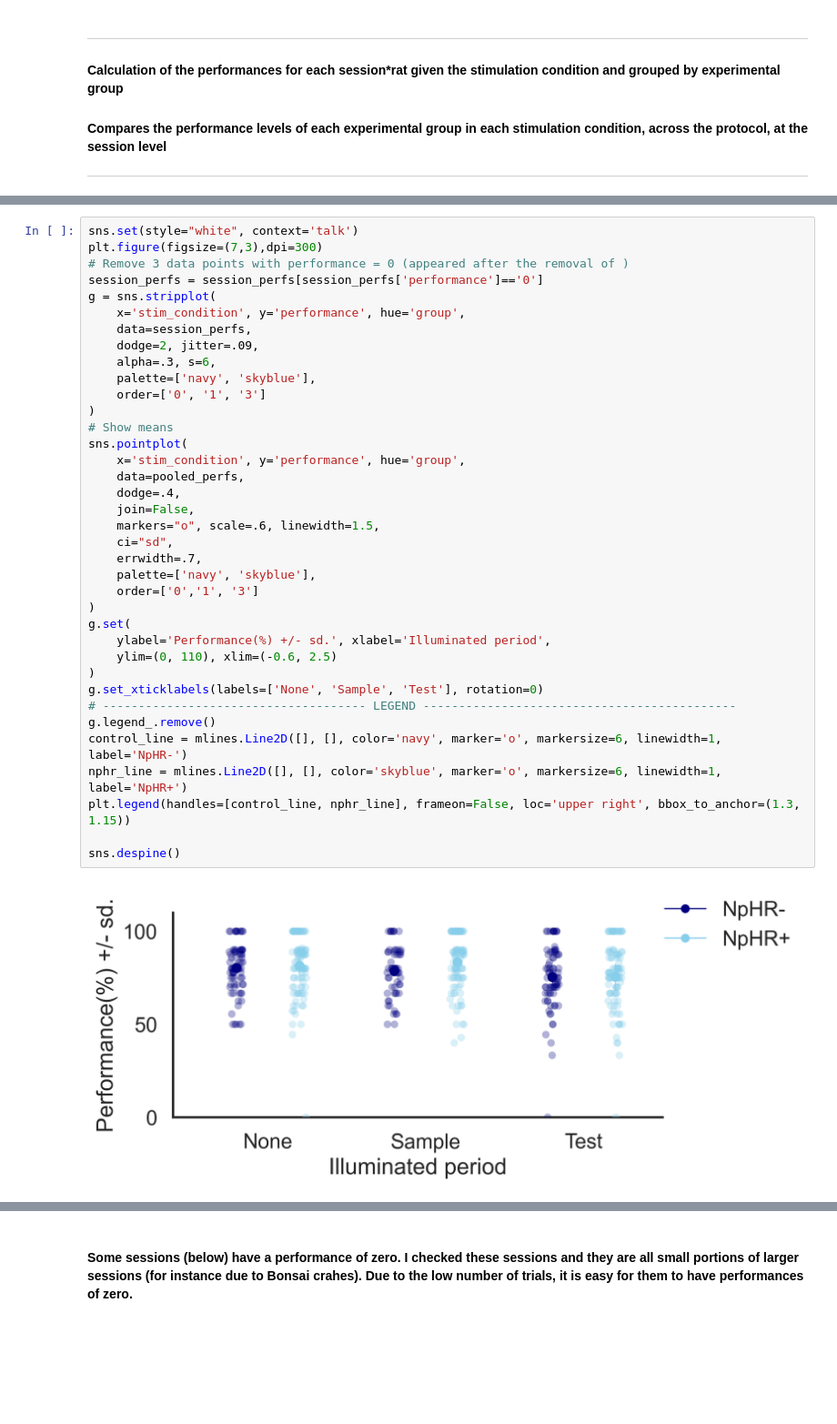
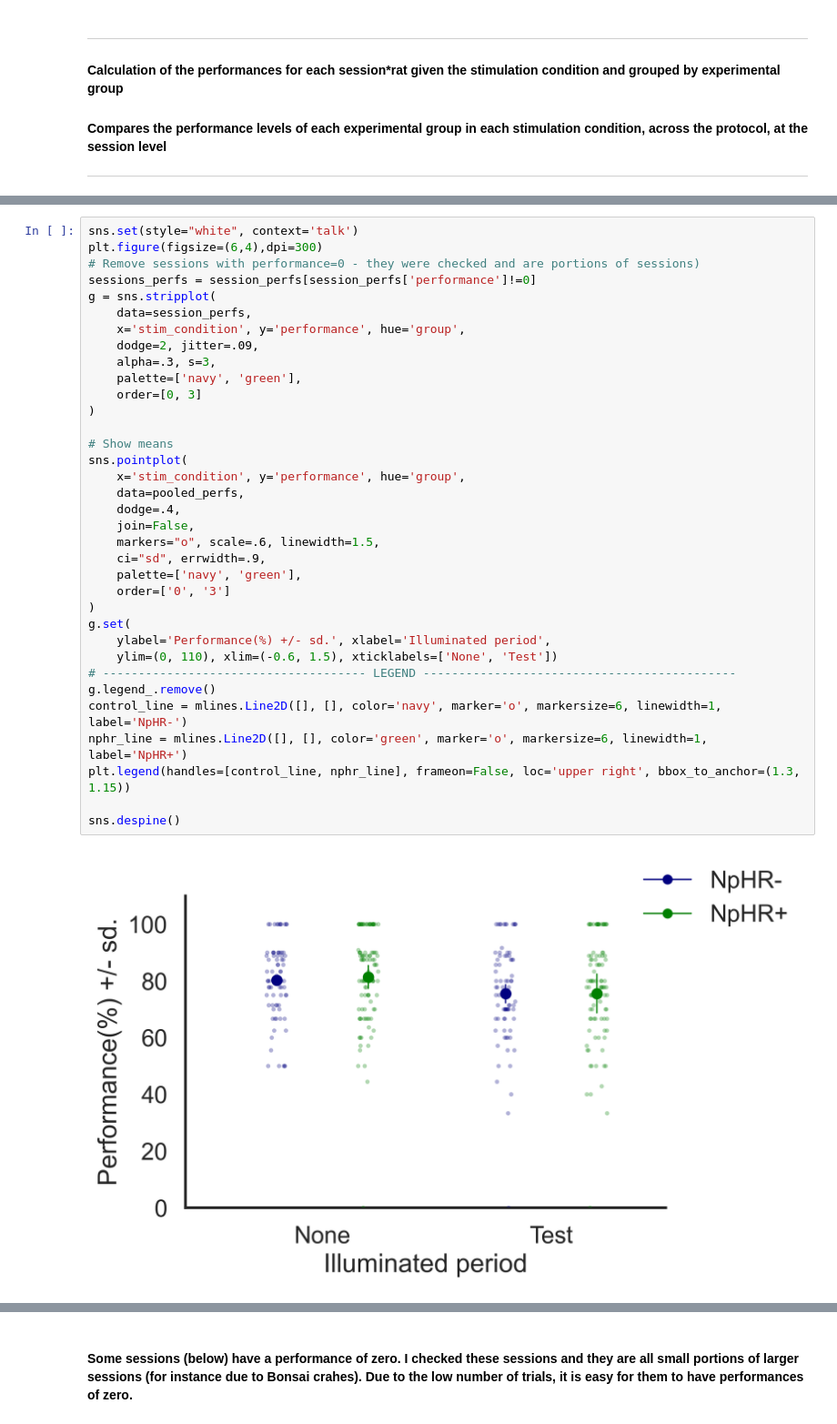
Before and after one commit to anasofiacc/cingulate_silencing_analysis, a Jupyter notebook: Does silencing the CG during a test run leads to performance impairments (timeouts removed).ipynb, the cells around one changed output, grey strips where cells are left out. Shown at 91% size. Drawn from its saved outputs; the diff is of its cells as text; blank space fills up the shorter version.

Commit message:
performance analysis no illumin vs. test illumin

```diff
--- a/Does silencing the CG during a test run leads to performance impairments (timeouts removed).ipynb
+++ b/Does silencing the CG during a test run leads to performance impairments (timeouts removed).ipynb
@@ -238,39 +295,37 @@ pooled_perf_diffs = pd.concat([no_illumin[['group', 'rat']], diff], axis=1)
 # %%
 sns.set(style="white", context='talk')
-plt.figure(figsize=(7,3),dpi=300)
-# Remove 3 data points with performance = 0 (appeared after the removal of )
-session_perfs = session_perfs[session_perfs['performance']=='0']
+plt.figure(figsize=(6,4),dpi=300)
+# Remove sessions with performance=0 - they were checked and are portions of sessions)
+sessions_perfs = session_perfs[session_perfs['performance']!=0]
 g = sns.stripplot(
+    data=session_perfs,
     x='stim_condition', y='performance', hue='group',
-    data=session_perfs,
     dodge=2, jitter=.09,
-    alpha=.3, s=6,
-    palette=['navy', 'skyblue'],
-    order=['0', '1', '3']
+    alpha=.3, s=3,
+    palette=['navy', 'green'],
+    order=[0, 3]
 )
+
 # Show means
 sns.pointplot(
     x='stim_condition', y='performance', hue='group',
     data=pooled_perfs,
     dodge=.4,
     join=False,
     markers="o", scale=.6, linewidth=1.5,
-    ci="sd",
-    errwidth=.7,
-    palette=['navy', 'skyblue'],
-    order=['0','1', '3']
+    ci="sd", errwidth=.9,
+    palette=['navy', 'green'],
+    order=['0', '3']
 )
 g.set(
     ylabel='Performance(%) +/- sd.', xlabel='Illuminated period',
-    ylim=(0, 110), xlim=(-0.6, 2.5)
-)
-g.set_xticklabels(labels=['None', 'Sample', 'Test'], rotation=0)
+    ylim=(0, 110), xlim=(-0.6, 1.5), xticklabels=['None', 'Test'])
 # ------------------------------------- LEGEND --------------------------------------------
 g.legend_.remove()
 control_line = mlines.Line2D([], [], color='navy', marker='o', markersize=6, linewidth=1, label='NpHR-')
-nphr_line = mlines.Line2D([], [], color='skyblue', marker='o', markersize=6, linewidth=1, label='NpHR+')
+nphr_line = mlines.Line2D([], [], color='green', marker='o', markersize=6, linewidth=1, label='NpHR+')
 plt.legend(handles=[control_line, nphr_line], frameon=False, loc='upper right', bbox_to_anchor=(1.3, 1.15))
 
 sns.despine()
 # %% [output]
-[figure, old version]
+[figure, new version]
```
Also changed, not shown: parts of 14 cells of this notebook, 1 other file.
